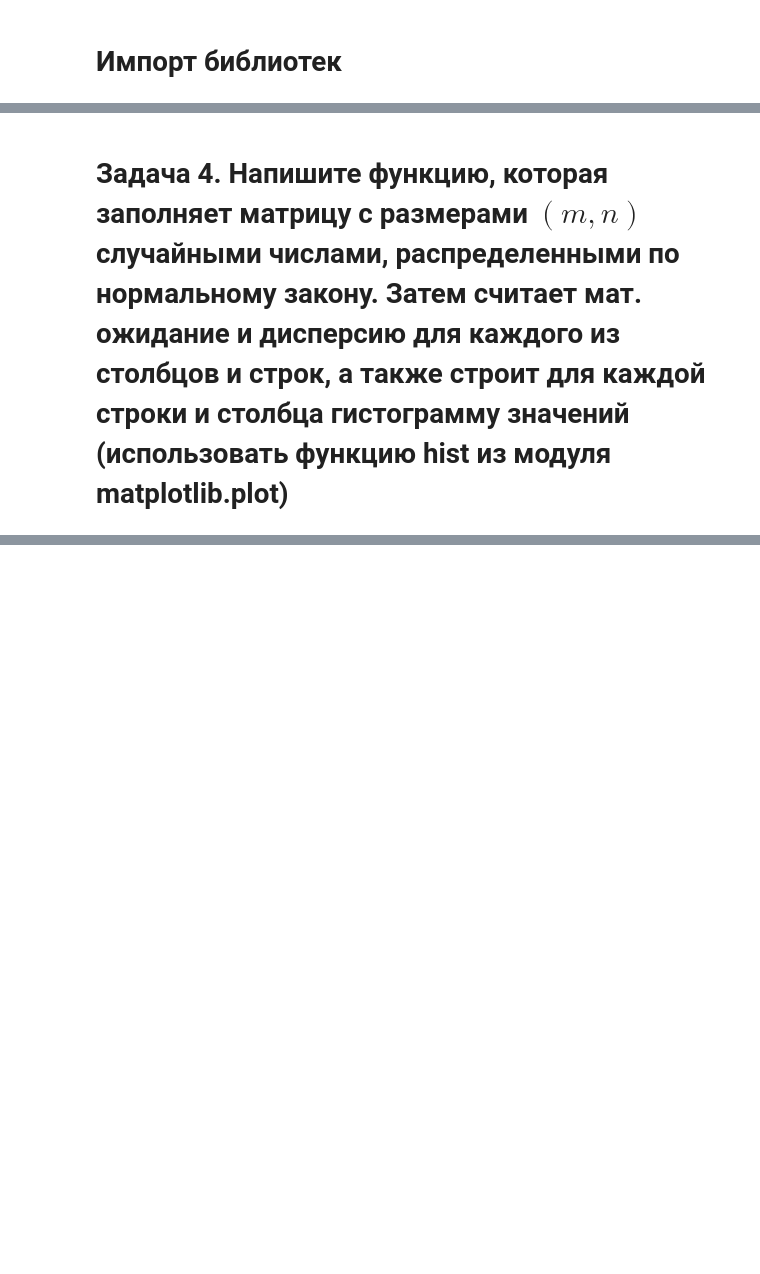
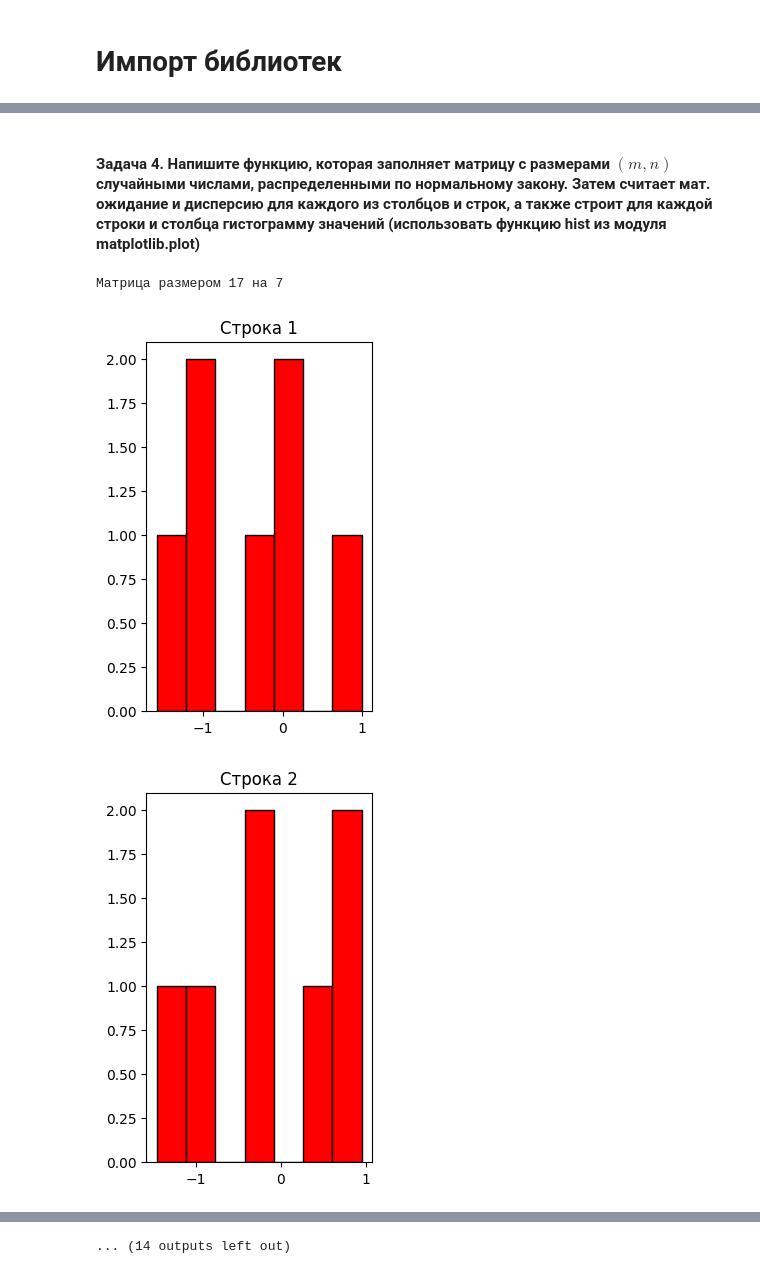
Before and after one commit to Vikamon/-1, a Jupyter notebook: numpy_(1).ipynb, the cells around one changed output, grey strips where cells are left out. Drawn from its saved outputs; the diff is of its cells as text; code cells hidden in the pictures; blank space fills up the shorter version.

```diff
--- a/numpy_(1).ipynb
+++ b/numpy_(1).ipynb
@@ -59,44 +123,50 @@ print(unique_columns(mat))
 # %% [markdown]
-<h1>Задача 4. Напишите функцию, которая заполняет матрицу с размерами $(m, n)$ случайными числами, распределенными по нормальному закону. Затем считает мат. ожидание и дисперсию для каждого из столбцов и строк, а также строит для каждой строки и столбца гистограмму значений (использовать функцию hist из модуля matplotlib.plot)
+#### Задача 4. Напишите функцию, которая заполняет матрицу с размерами $(m, n)$ случайными числами, распределенными по нормальному закону. Затем считает мат. ожидание и дисперсию для каждого из столбцов и строк, а также строит для каждой строки и столбца гистограмму значений (использовать функцию hist из модуля matplotlib.plot)
 # %%
 import random
-from random import randint
 import numpy as np
 import matplotlib.pyplot as plt
 
-m = random.randint(10,20)
-n = random.randint(1,10)
-print(m,n)
-col_means, row_means, col_vars, row_vars, matrix = normal_matrix(m, n)
 
 def normal_matrix(m, n):
-    mat = np.random.randn(m, n)
-    mean_col = np.mean(mat, axis=0)
-    mean_row = np.mean(mat, axis=1)
-    var_col = np.var(mat, axis=0)
-    var_row = np.var(mat, axis=1)
-    for i in range(m):
-        plt.figure()
+    mat = np.random.randn(m, n) # создаем матрицу со случайными значениями, распределенными по нормальному закону
+    mean_col = np.mean(mat, axis=0) # считаем среднее для каждого столбца
+    mean_row = np.mean(mat, axis=1) # считаем среднее для каждой строки
+    var_col = np.var(mat, axis=0) # считаем дисперсию для каждого столбца
+    var_row = np.var(mat, axis=1) # считаем дисперсию для каждой строки
+    for i in range(m): # пробегаемся по строкам матрицы
+        plt.figure() # создаем график
         plt.subplot(1, 2, 1)
-        plt.hist(mat[i, :], bins = n, color='r', edgecolor='black')
-        plt.title(f'Row {i+1}')
+        plt.hist(mat[i, :], bins=n, color="r", edgecolor="black") # создаем гистограмму значений
+        plt.title(f"Строка {i+1}") # добавляем подпись к графику
         plt.show()
-    for i in range(n):
+    for i in range(n): # пробегаемся по столбцам матрицы
+        plt.figure() # создаем график
         plt.subplot(1, 2, 2)
-        plt.hist(mat[:, i], bins = m, color='b', edgecolor='black')
-        plt.title(f'Column {i+1}')
+        plt.hist(mat[:, i], bins=m, color="b", edgecolor="black") # создаем гистограмму значений
+        plt.title(f"Столбец {i+1}") # добавляем подпись к графику
         plt.show()
     return mean_col, mean_row, var_col, var_row, mat
 
-# Rows and Columns
 
-print("Matrix:")
+m = random.randint(10, 20)  # генерируем случайное число от 10 до 20
+n = random.randint(1, 10)  # генерируем случайное число от 1 до 10
+print(f"Матрица размером {m} на {n}")
+
+
+
+col_means, row_means, col_vars, row_vars, matrix = normal_matrix(m, n)
+print("Матрица:")
 print(matrix.round(2))
-print("Mean for columns:")
+print("Среднее для каждого столбца:")
 print(col_means.round(2))
-print("Mean for rows:")
+print("Среднее для каждой строки:")
 print(row_means.round(2))
-print("Variable for columns:")
+print("Дисперсия для каждого столбца:")
 print(col_vars.round(2))
-print("Variable for rows:")
+print("Дисперсия для каждой строки:")
 print(row_vars.round(2))
+# %% [output]
+Матрица размером 17 на 7
+[figure, added]
+[figure, added]
@@ -103 +182,2 @@ print(row_vars.round(2))
+... (14 outputs left out)
 # %% [markdown]
```
Also changed, not shown: parts of 16 cells of this notebook.
